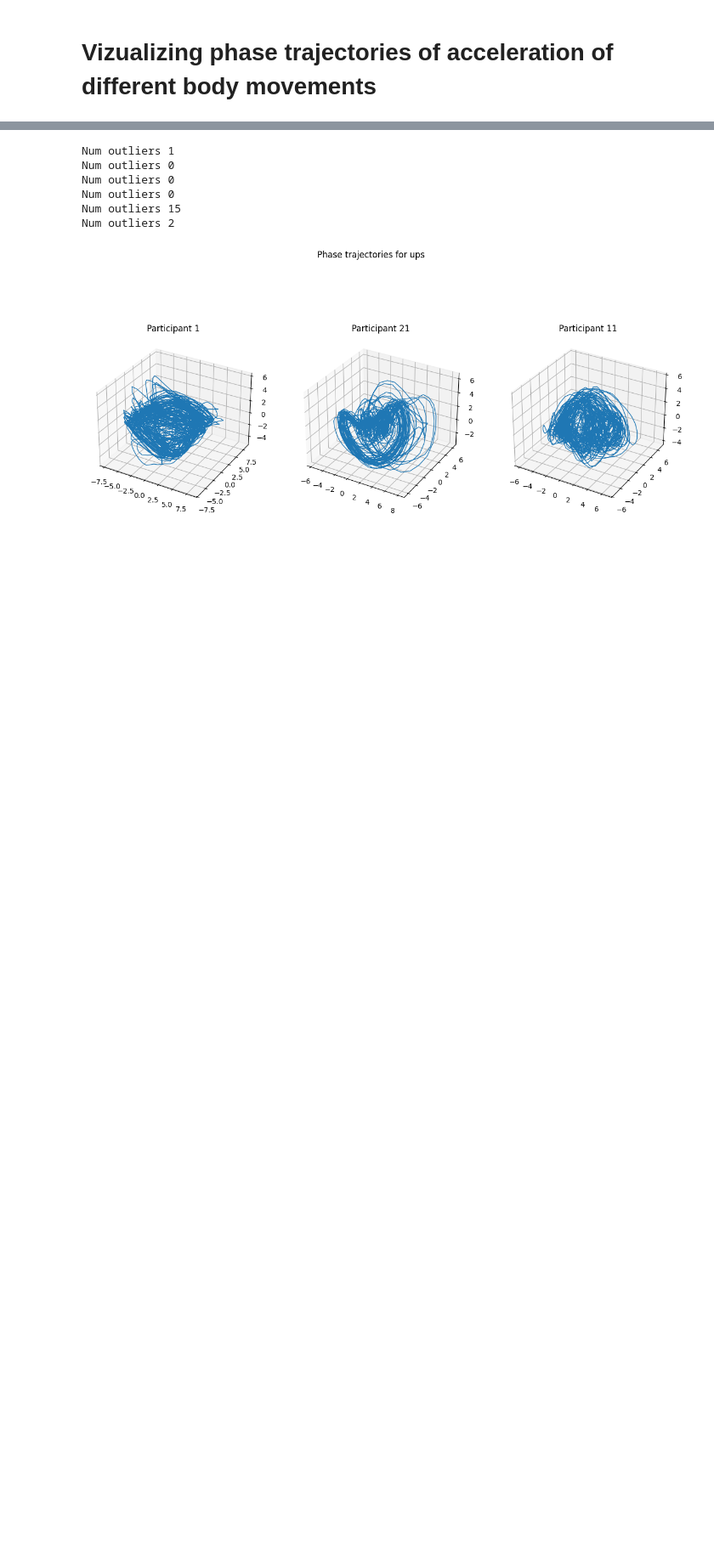
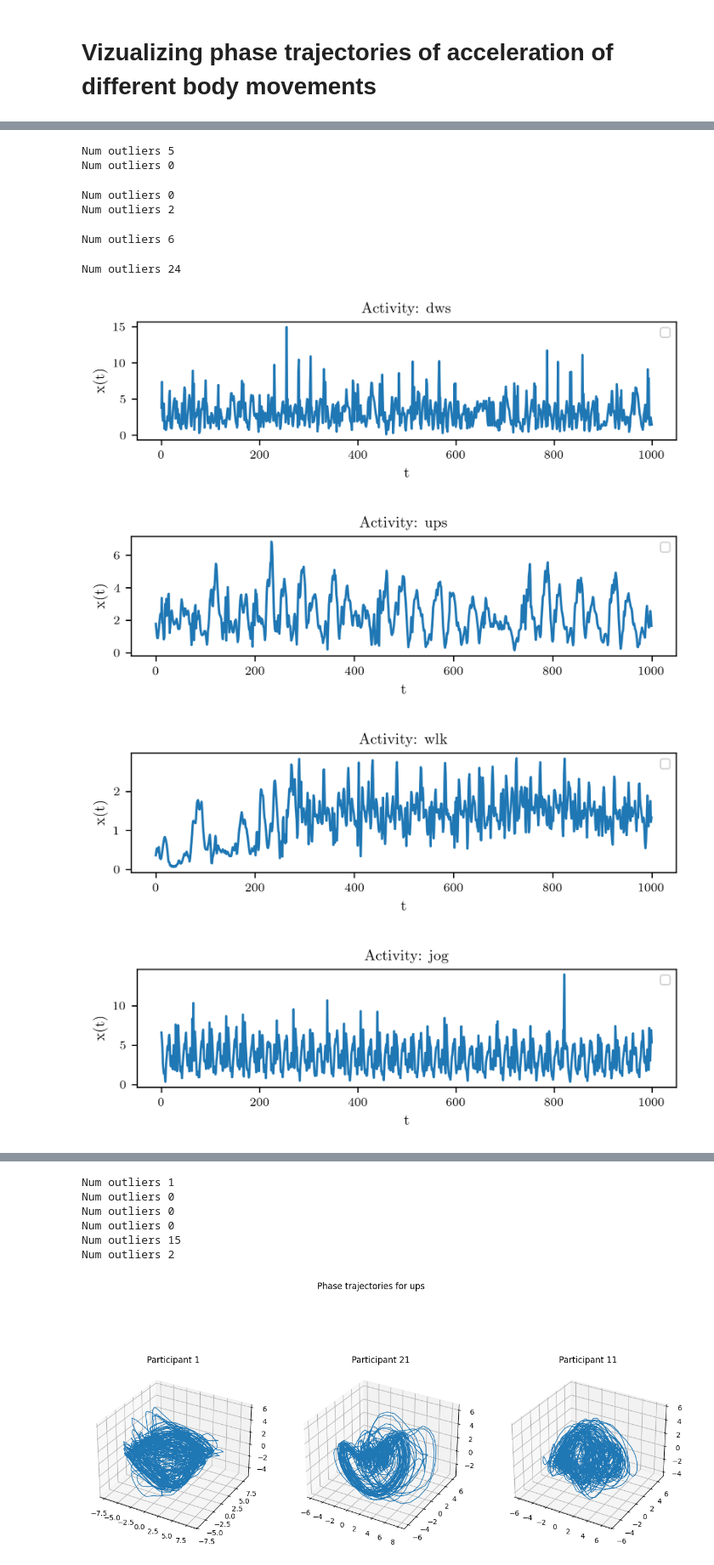
Before and after one commit to intsystems/n_ode, a Jupyter notebook: experiments/vizualizing_trajectories/traj_viz.ipynb, the cells around one changed output, grey strips where cells are left out. Shown at 85% size. Cells and saved outputs as stored; diff of their text form; code cells hidden in the pictures; blank space fills up the shorter version.

```diff
--- a/experiments/vizualizing_trajectories/traj_viz.ipynb
+++ b/experiments/vizualizing_trajectories/traj_viz.ipynb
@@ -83,0 +87,44 @@ fig.savefig('plot.svg', bbox_inches='tight', pad_inches=0.05)
+# %%
+plt.rcParams['figure.dpi'] = 300
+for activity in ACT_LABELS:
+    dt_columns = set_data_types(["rotationRate"])
+    act_labels = [activity]
+    trial_codes = [TRIAL_CODES[activity]]
+    # get magnitude of the acceleration for each participant
+    ts_df = create_time_series(DATA_DIR, dt_columns, act_labels, trial_codes)
+
+    # choose 1 random participants
+    participants = np.random.choice(np.arange(NUM_PARTICIPANTS), 1, replace=False)
+
+    fig_ts = plt.figure()
+
+    for i in range(1):
+        # get time series for current participant
+        ts = ts_df.loc[ts_df["id"] == participants[i], ["rotationRate"]].values[:1000]
+
+        mean = ts.mean()
+        std = ts.std()
+
+        std_mult = 4
+        outliers = np.abs(ts - mean) > std_mult * std
+        print("Num outliers", outliers.sum())
+
+        ax_ts = fig_ts.add_subplot(SAMPLES_PER_ACTIVITY, 1, i + 1)
+
+        ax_ts.plot(ts)
+
+        ax_ts.legend()
+        ax_ts.set_title(f"Activity: {activity}")
+        ax_ts.set_xlabel("t")
+        ax_ts.set_ylabel("x(t)")
+# %% [output]
+Num outliers 5
+Num outliers 0
+Num outliers 0
+Num outliers 2
+Num outliers 6
+Num outliers 24
+[figure, added]
+[figure, added]
+[figure, added]
+[figure, added]
```
Also changed, not shown: parts of 5 cells of this notebook, 6 other files.
